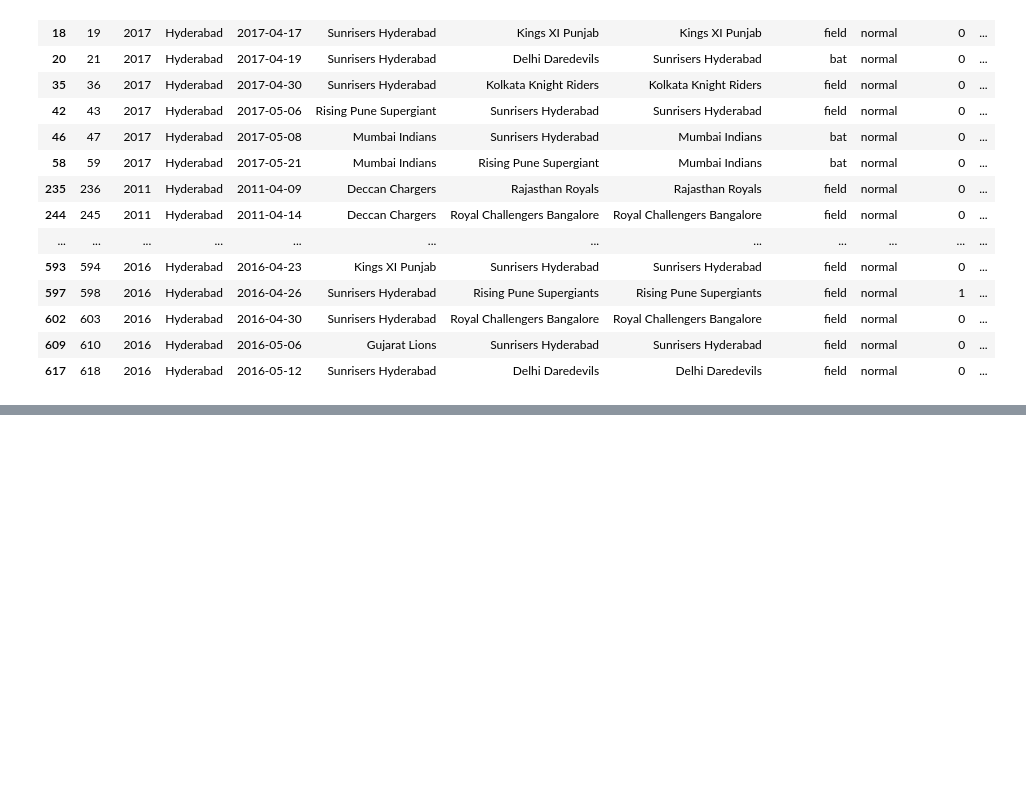
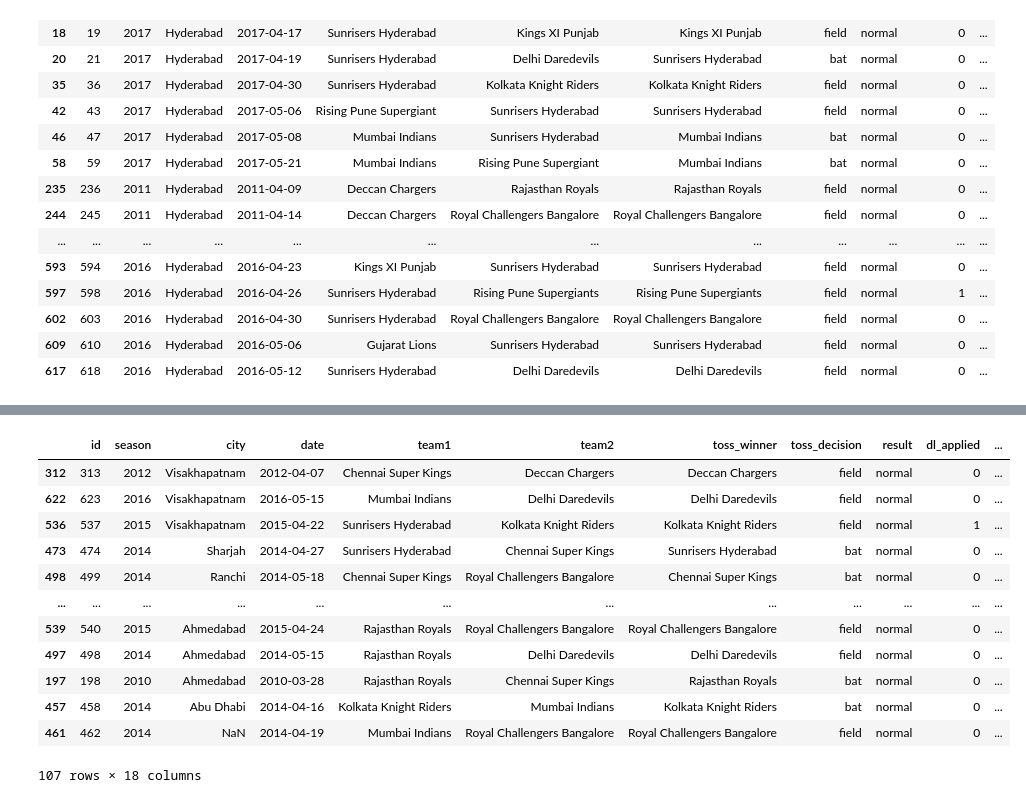
Before and after one commit to pilipi-puu-puu/IPL-data-Analysis, a Jupyter notebook: IPL Analysis.ipynb, the cells around one changed output, grey strips where cells are left out. Saved outputs shown, nothing was run; the diff lists cells and outputs as text; code cells hidden in the pictures; blank space fills up the shorter version.

```diff
--- a/IPL Analysis.ipynb
+++ b/IPL Analysis.ipynb
@@ -208,0 +293,16 @@ data['win_by_runs'].plot(kind='hist')
+# %%
+data.drop_duplicates(subset=['city','season'])
+# %% [output]
+|  | id | season | city | date | team1 | team2 | toss_winner | toss_decision | result | dl_applied | ... |
+| 312 | 313 | 2012 | Visakhapatnam | 2012-04-07 | Chennai Super Kings | Deccan Chargers | Deccan Chargers | field | normal | 0 | ... |
+| 622 | 623 | 2016 | Visakhapatnam | 2016-05-15 | Mumbai Indians | Delhi Daredevils | Delhi Daredevils | field | normal | 0 | ... |
+| 536 | 537 | 2015 | Visakhapatnam | 2015-04-22 | Sunrisers Hyderabad | Kolkata Knight Riders | Kolkata Knight Riders | field | normal | 1 | ... |
+| 473 | 474 | 2014 | Sharjah | 2014-04-27 | Sunrisers Hyderabad | Chennai Super Kings | Sunrisers Hyderabad | bat | normal | 0 | ... |
+| 498 | 499 | 2014 | Ranchi | 2014-05-18 | Chennai Super Kings | Royal Challengers Bangalore | Chennai Super Kings | bat | normal | 0 | ... |
+| ... | ... | ... | ... | ... | ... | ... | ... | ... | ... | ... | ... |
+| 539 | 540 | 2015 | Ahmedabad | 2015-04-24 | Rajasthan Royals | Royal Challengers Bangalore | Royal Challengers Bangalore | field | normal | 0 | ... |
+| 497 | 498 | 2014 | Ahmedabad | 2014-05-15 | Rajasthan Royals | Delhi Daredevils | Delhi Daredevils | field | normal | 0 | ... |
+| 197 | 198 | 2010 | Ahmedabad | 2010-03-28 | Rajasthan Royals | Chennai Super Kings | Rajasthan Royals | bat | normal | 0 | ... |
+| 457 | 458 | 2014 | Abu Dhabi | 2014-04-16 | Kolkata Knight Riders | Mumbai Indians | Kolkata Knight Riders | bat | normal | 0 | ... |
+| 461 | 462 | 2014 | NaN | 2014-04-19 | Mumbai Indians | Royal Challengers Bangalore | Royal Challengers Bangalore | field | normal | 0 | ... |
+107 rows × 18 columns
```
Also changed, not shown: parts of 16 cells of this notebook.
